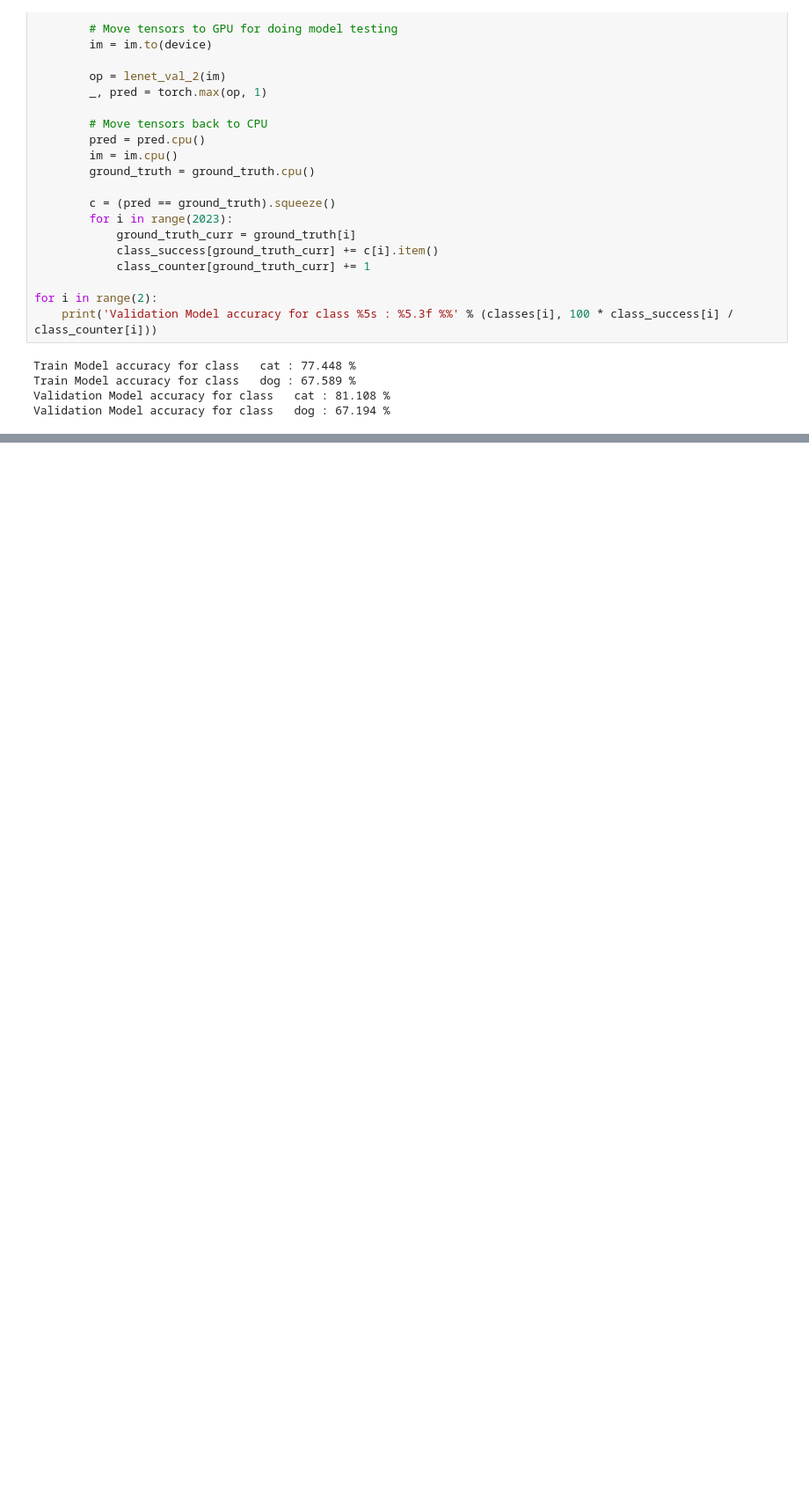
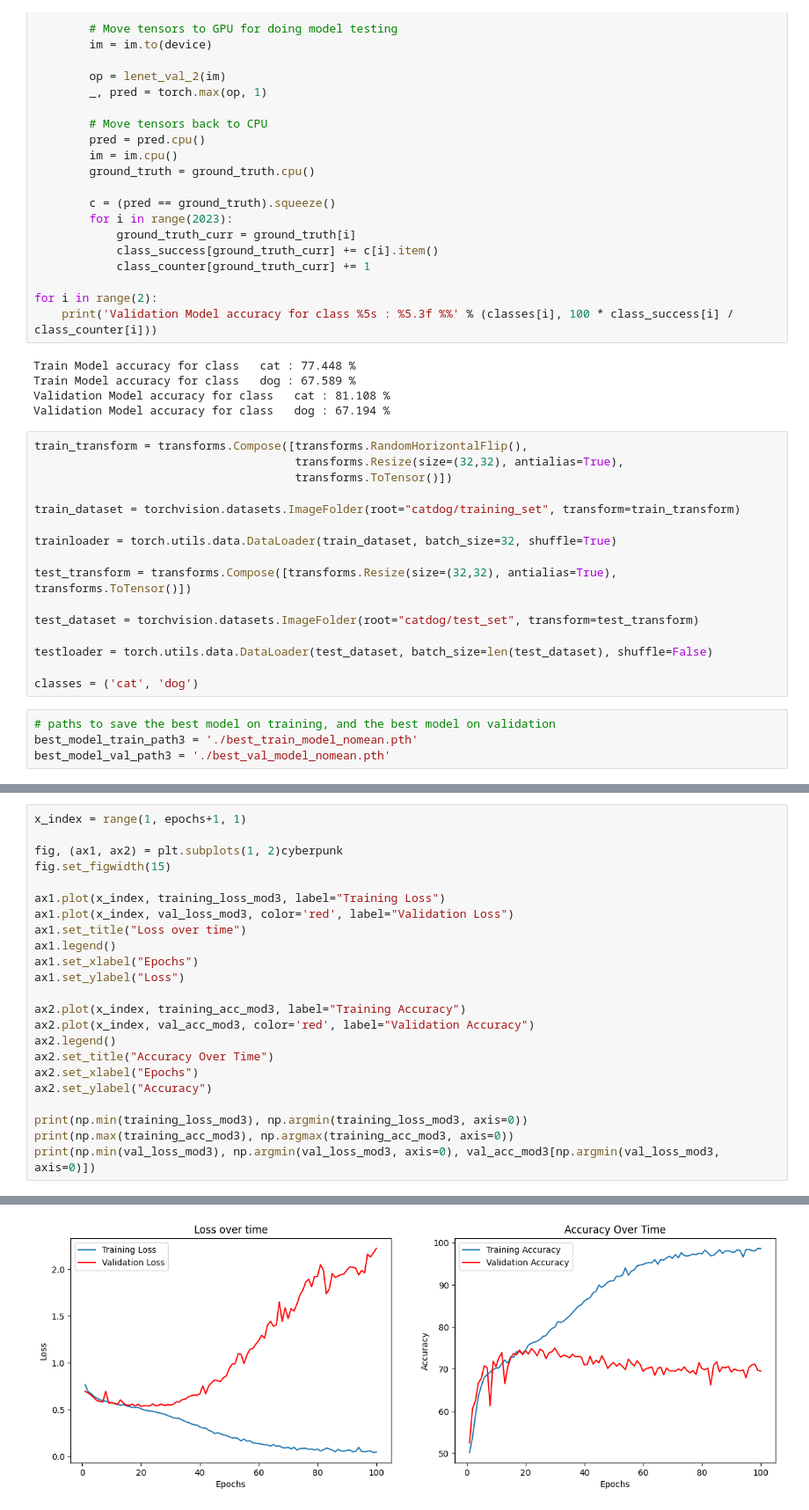
Before and after one commit to AlaTan93/coursera_deeplearn, a Jupyter notebook: project.ipynb, the cells around one changed output, grey strips where cells are left out. Shown at 88% size. Drawn from its saved outputs; the diff is of its cells as text; blank space fills up the shorter version.

```diff
--- a/project.ipynb
+++ b/project.ipynb
@@ -612,3 +614,23 @@ Train Model accuracy for class   cat : 77.448 %
 Train Model accuracy for class   dog : 67.589 %
 Validation Model accuracy for class   cat : 81.108 %
 Validation Model accuracy for class   dog : 67.194 %
+# %%
+train_transform = transforms.Compose([transforms.RandomHorizontalFlip(),
+                                      transforms.Resize(size=(32,32), antialias=True),
+                                      transforms.ToTensor()])
+
+train_dataset = torchvision.datasets.ImageFolder(root="catdog/training_set", transform=train_transform)
+
+trainloader = torch.utils.data.DataLoader(train_dataset, batch_size=32, shuffle=True)
+
+test_transform = transforms.Compose([transforms.Resize(size=(32,32), antialias=True), transforms.ToTensor()])
+
+test_dataset = torchvision.datasets.ImageFolder(root="catdog/test_set", transform=test_transform)
+
+testloader = torch.utils.data.DataLoader(test_dataset, batch_size=len(test_dataset), shuffle=False)
+
+classes = ('cat', 'dog')
+# %%
+# paths to save the best model on training, and the best model on validation
+best_model_train_path3 = './best_train_model_nomean.pth'
+best_model_val_path3 = './best_val_model_nomean.pth'
@@ -614,0 +696,24 @@ Validation Model accuracy for class   dog : 67.194 %
+# %%
+x_index = range(1, epochs+1, 1)
+
+fig, (ax1, ax2) = plt.subplots(1, 2)cyberpunk
+fig.set_figwidth(15)
+
+ax1.plot(x_index, training_loss_mod3, label="Training Loss")
+ax1.plot(x_index, val_loss_mod3, color='red', label="Validation Loss")
+ax1.set_title("Loss over time")
+ax1.legend()
+ax1.set_xlabel("Epochs")
+ax1.set_ylabel("Loss")
+
+ax2.plot(x_index, training_acc_mod3, label="Training Accuracy")
+ax2.plot(x_index, val_acc_mod3, color='red', label="Validation Accuracy")
+ax2.legend()
+ax2.set_title("Accuracy Over Time")
+ax2.set_xlabel("Epochs")
+ax2.set_ylabel("Accuracy")
+
+print(np.min(training_loss_mod3), np.argmin(training_loss_mod3, axis=0))
+print(np.max(training_acc_mod3), np.argmax(training_acc_mod3, axis=0))
+print(np.min(val_loss_mod3), np.argmin(val_loss_mod3, axis=0), val_acc_mod3[np.argmin(val_loss_mod3, axis=0)])
+# %% [output]
@@ -614,0 +723 @@ Validation Model accuracy for class   dog : 67.194 %
+[figure, added]
```
Also changed, not shown: parts of 11 cells of this notebook.
